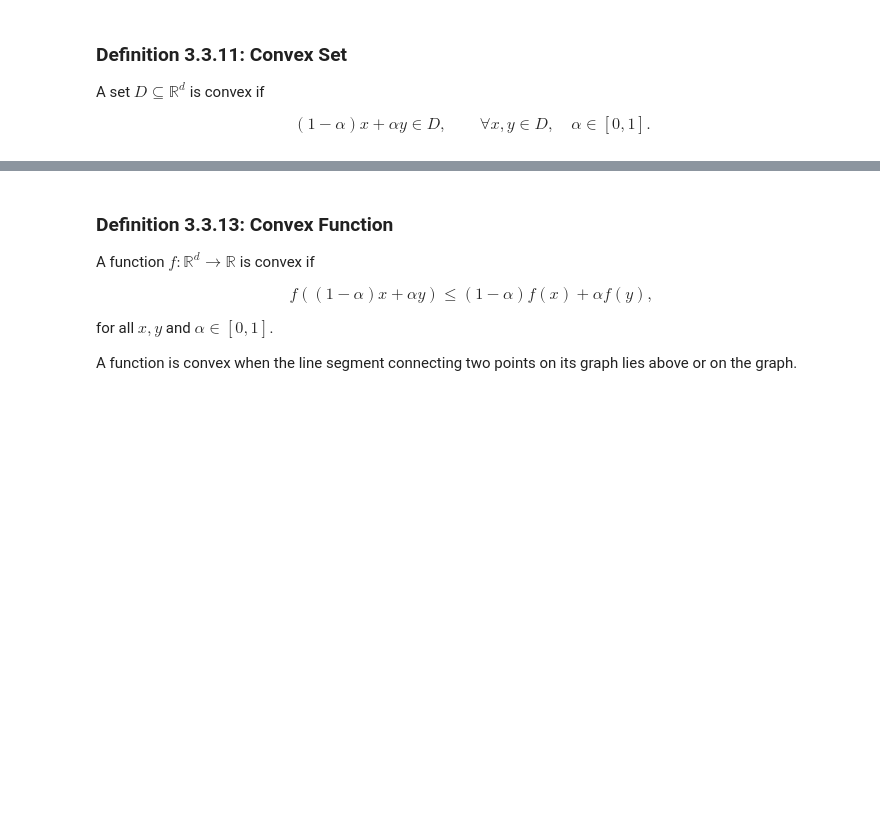
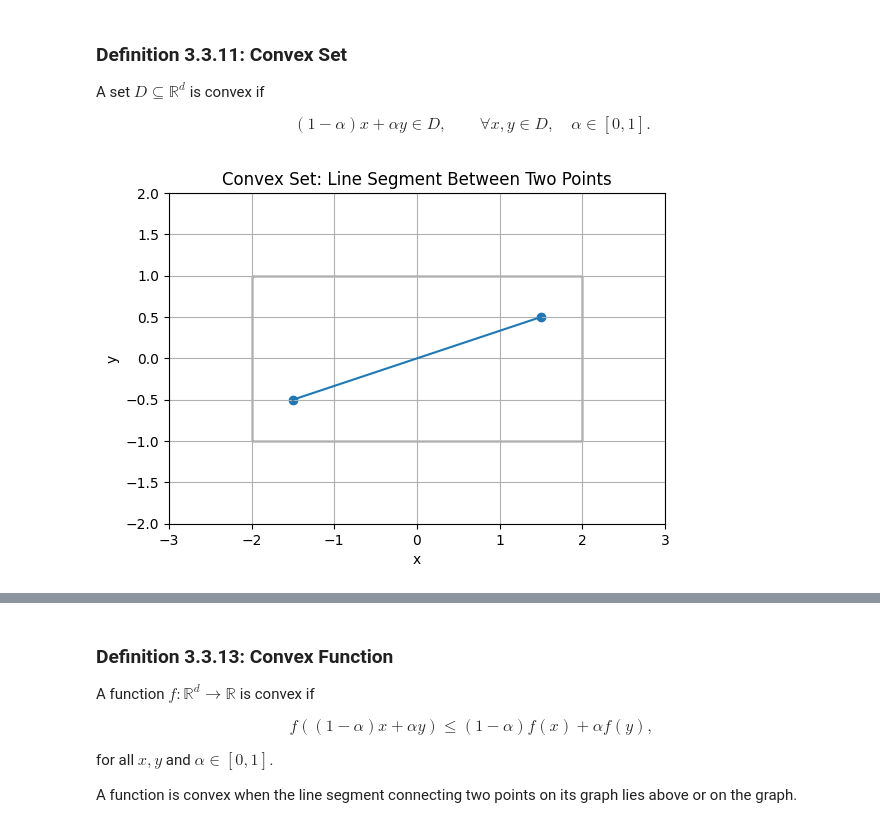
Before and after one commit to nmhom/MAT-422, a Jupyter notebook: MAT422_HW_3.3.ipynb, the cells around one changed output, grey strips where cells are left out. Saved outputs shown, nothing was run; the diff lists cells and outputs as text; code cells hidden in the pictures; blank space fills up the shorter version.

```diff
--- a/MAT422_HW_3.3.ipynb
+++ b/MAT422_HW_3.3.ipynb
@@ -203,3 +204,37 @@ $$
 \qquad
 \forall x,y \in D,\quad \alpha \in [0,1].
 $$
+# %%
+# Create a blank figure and a set of axes to draw on
+fig, ax = plt.subplots()
+
+# Makes a rectangle whose bottom left corner is at (-2,-1), with width 4 and height 2
+rectangle = patches.Rectangle((-2,-1), 4,2, fill=False)
+ax.add_patch(rectangle)
+
+# Plot two points inside the rectangle
+x = np.array([-1.5, -0.5])
+y = np.array([1.5, 0.5])
+
+# Plots the two points as dots. scatter wants all the x-coordinates in one list and all y-coordinates in another
+ax.scatter([x[0], y[0]], [x[1], y[1]])
+
+# Creates 100 evenly spaced values of alpha from 0 to 1
+alpha = np.linspace(0,1,100)
+
+# Computes (1-alpha)x + alphay for all 100 values of a at once
+line = (1 - alpha[:,None]) * x + alpha[:,None] * y
+
+# Draws the segment
+ax.plot(line[:, 0], line[:,1])
+
+ax.set_xlim(-3, 3)
+ax.set_ylim(-2, 2)
+ax.set_aspect('equal')
+plt.xlabel("x")
+plt.ylabel("y")
+plt.title("Convex Set: Line Segment Between Two Points")
+plt.grid()
+plt.show()
+# %% [output]
+[figure, added]
```
Also changed, not shown: parts of 9 cells of this notebook.
